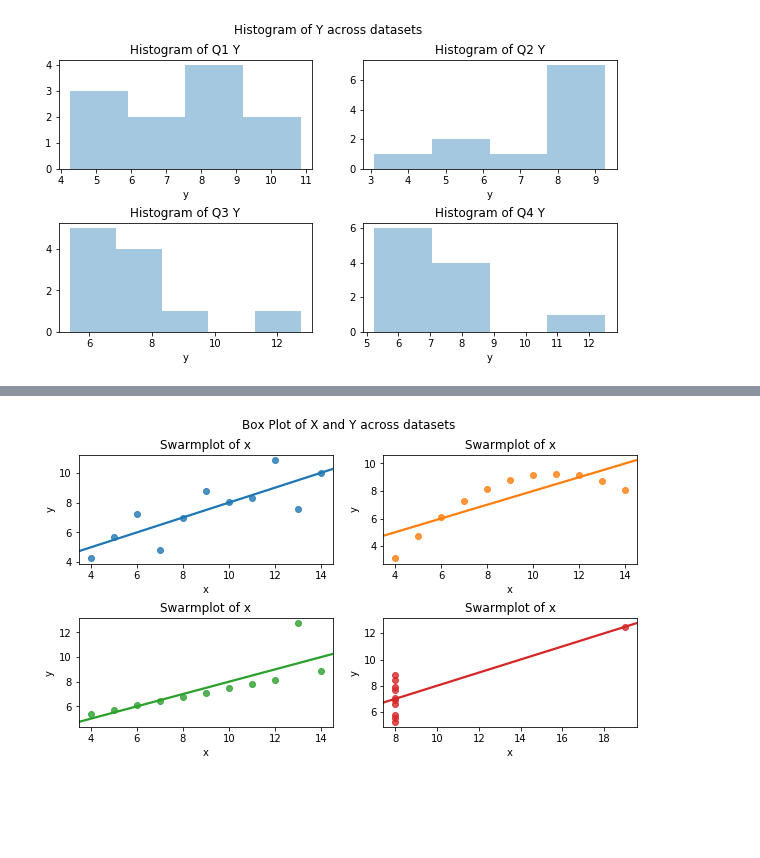
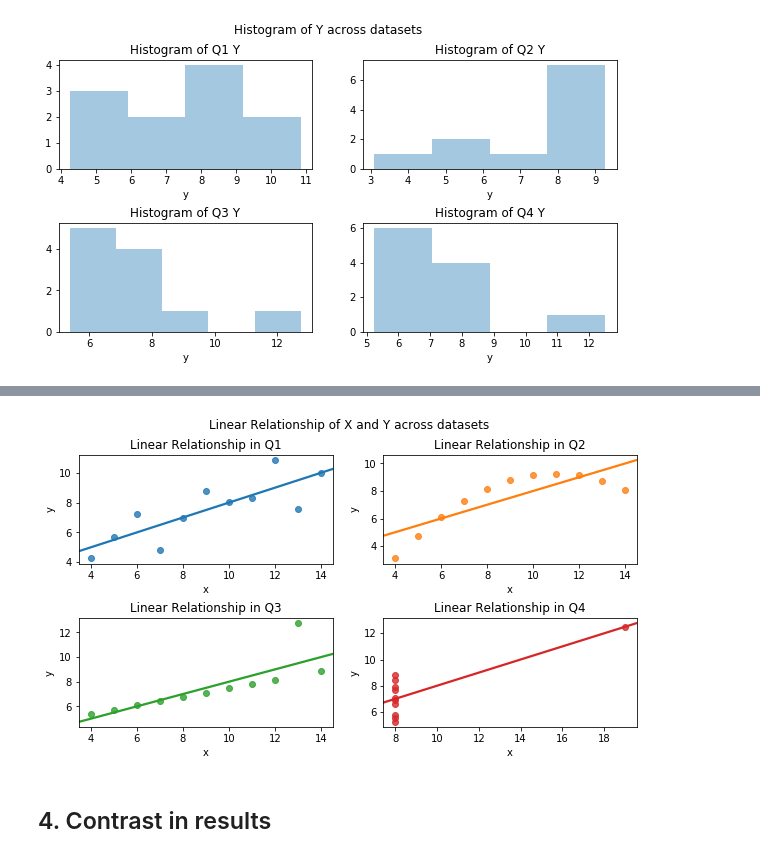
Before and after one commit to dermotkel/fundamentals-of-data-analysis-, a Jupyter notebook: Fundamentals of Data Analysis .ipynb, the cells around one changed output, grey strips where cells are left out. Saved outputs shown, nothing was run; the diff lists cells and outputs as text; code cells hidden in the pictures; blank space fills up the shorter version.

Commit message:
plotting completed

```diff
--- a/Fundamentals of Data Analysis .ipynb
+++ b/Fundamentals of Data Analysis .ipynb
@@ -453,22 +466,24 @@ plt.show()
 # %%
 fig, ((ax1, ax2), (ax3, ax4)) = plt.subplots(2,2, figsize=(10, 5))
 plt.subplots_adjust(hspace=.5)
 
 sns.regplot(x="x", y="y", data=Q1, ax=ax1, ci=None)
-ax1.set_title("Swarmplot of x")
+ax1.set_title("Linear Relationship in Q1")
 
 sns.regplot(x="x", y="y", data=Q2, ax=ax2, ci=None)
-ax2.set_title("Swarmplot of x")
+ax2.set_title("Linear Relationship in Q2")
 
 
 sns.regplot(x="x", y="y", data=Q3, ax=ax3, ci=None)
-ax3.set_title("Swarmplot of x")
+ax3.set_title("Linear Relationship in Q3")
 
 
 sns.regplot(x="x", y="y", data=Q4, ax=ax4, ci=None)
-ax4.set_title("Swarmplot of x")
-fig.suptitle("Box Plot of X and Y across datasets")
+ax4.set_title("Linear Relationship in Q4")
+fig.suptitle("Linear Relationship of X and Y across datasets")
 
 plt.show()
 # %% [output]
-[figure, old version]
+[figure, new version]
+# %% [markdown]
+## 4. Contrast in results
```
Also changed, not shown: parts of 2 cells of this notebook.
